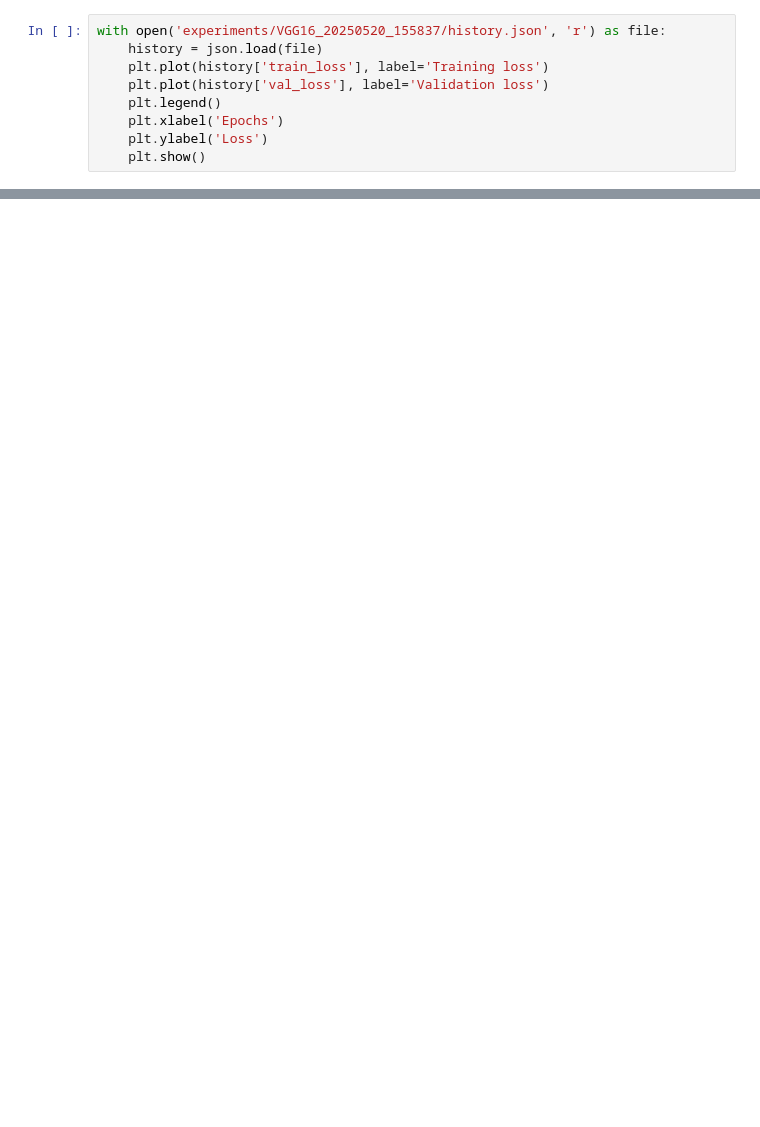
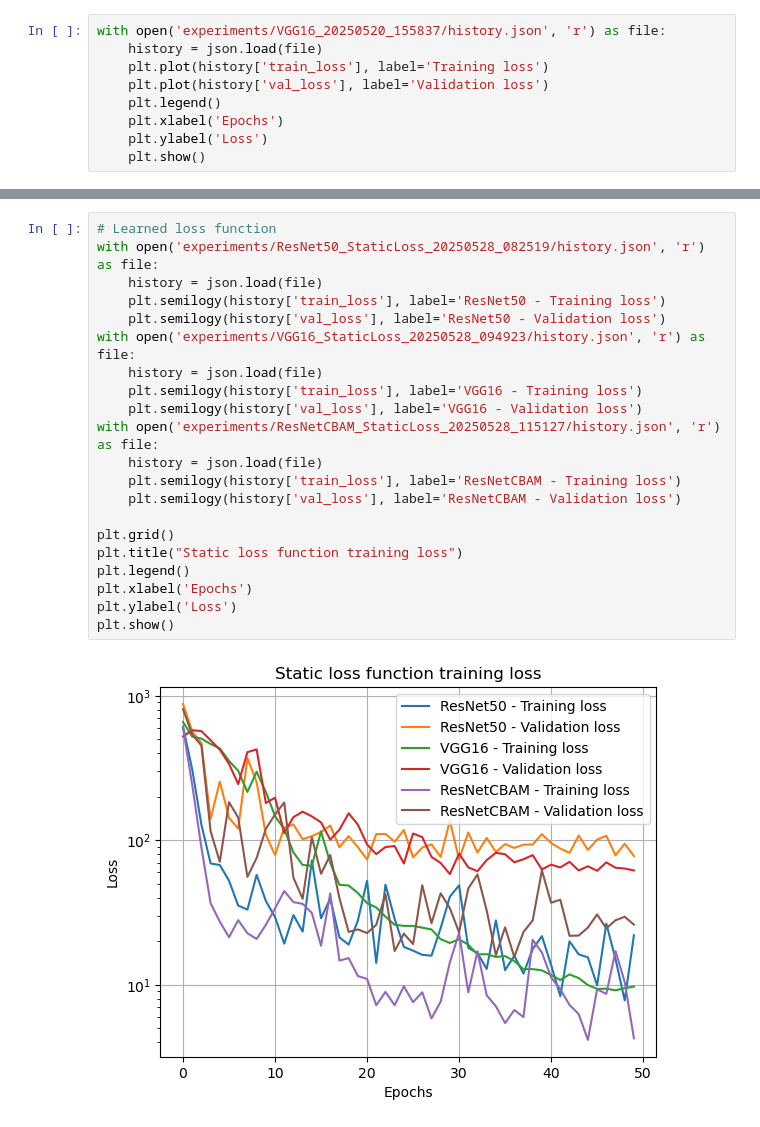
Before and after one commit to YuerTang/Math-156-Project, a Jupyter notebook: main.ipynb, the cells around one changed output, grey strips where cells are left out. Drawn from its saved outputs; the diff is of its cells as text; blank space fills up the shorter version.

```diff
--- a/main.ipynb
+++ b/main.ipynb
@@ -50,0 +129,23 @@ plt.show()
+# %%
+# Learned loss function
+with open('experiments/ResNet50_StaticLoss_20250528_082519/history.json', 'r') as file:
+    history = json.load(file)
+    plt.semilogy(history['train_loss'], label='ResNet50 - Training loss')
+    plt.semilogy(history['val_loss'], label='ResNet50 - Validation loss')
+with open('experiments/VGG16_StaticLoss_20250528_094923/history.json', 'r') as file:
+    history = json.load(file)
+    plt.semilogy(history['train_loss'], label='VGG16 - Training loss')
+    plt.semilogy(history['val_loss'], label='VGG16 - Validation loss')
+with open('experiments/ResNetCBAM_StaticLoss_20250528_115127/history.json', 'r') as file:
+    history = json.load(file)
+    plt.semilogy(history['train_loss'], label='ResNetCBAM - Training loss')
+    plt.semilogy(history['val_loss'], label='ResNetCBAM - Validation loss')
+
+plt.grid()
+plt.title("Static loss function training loss")
+plt.legend()
+plt.xlabel('Epochs')
+plt.ylabel('Loss')
+plt.show()
+# %% [output]
+[figure, added]
```
Also changed, not shown: parts of 9 cells of this notebook, 2 other files.
